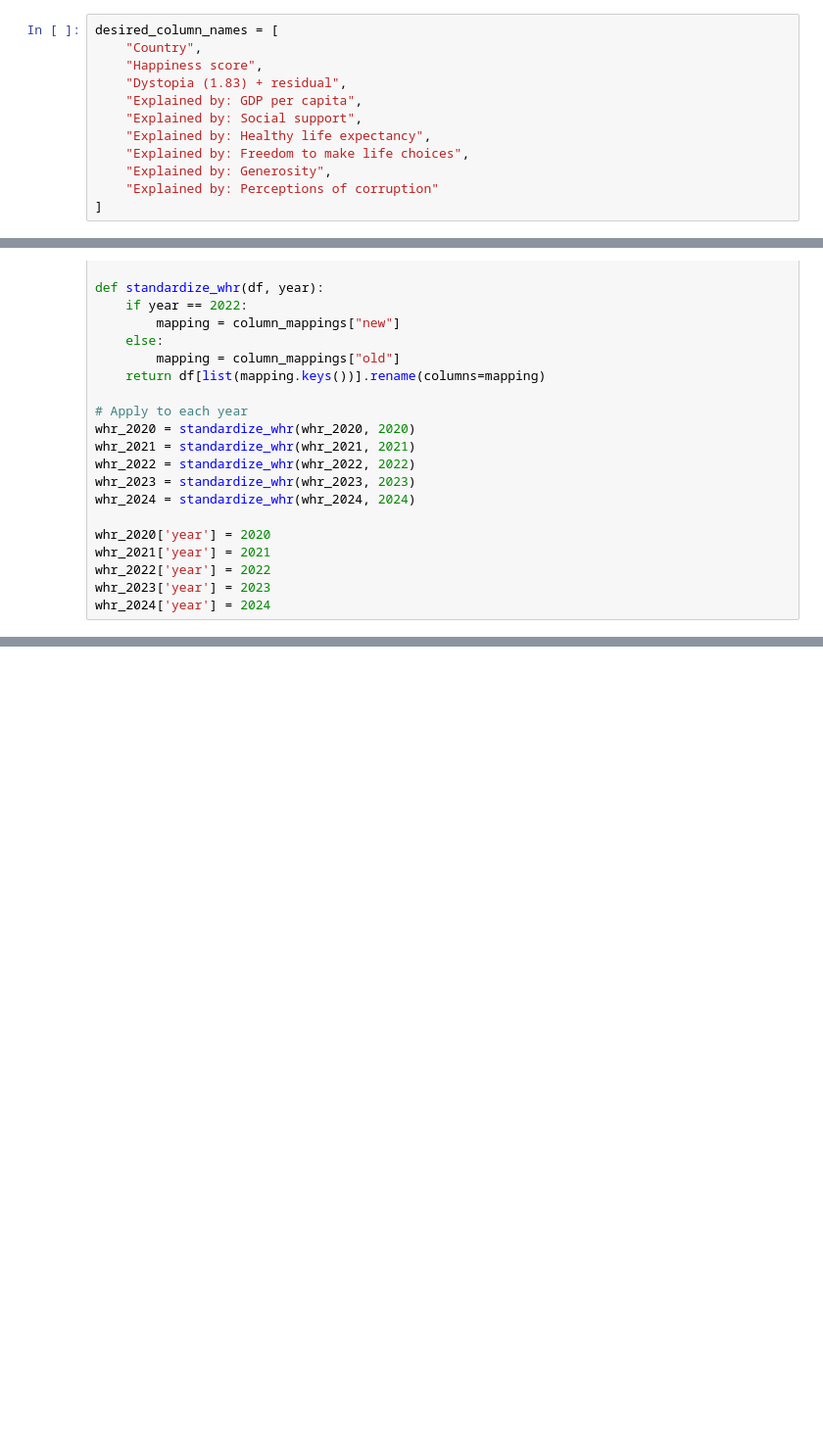
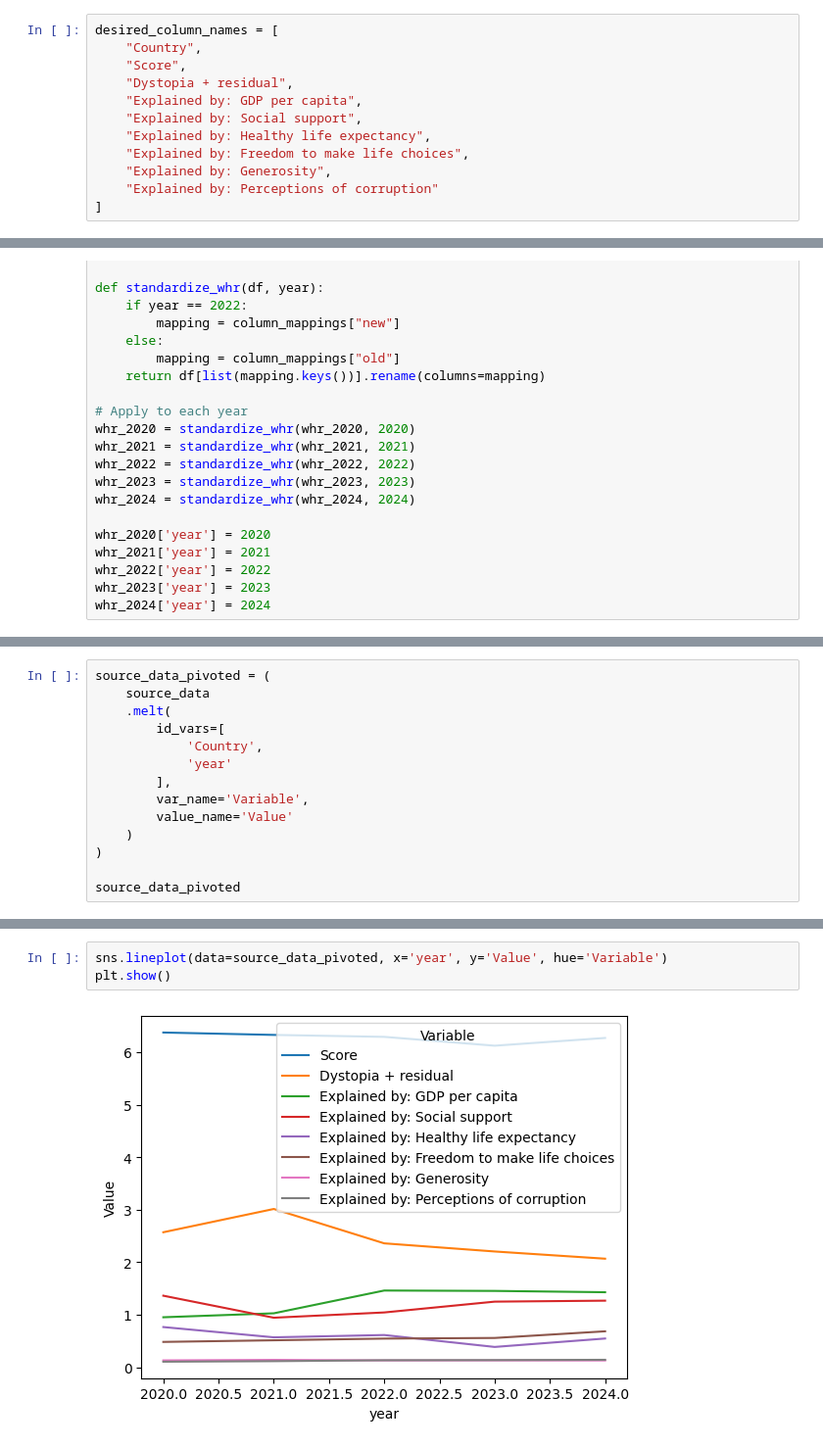
Before and after one commit to Henrique-Shiguemoto/Brazilian-World-Happiness-Report-EDA, a Jupyter notebook: WHR_Analysis.ipynb, the cells around one changed output, grey strips where cells are left out. Shown at 98% size. Drawn from its saved outputs; the diff is of its cells as text; blank space fills up the shorter version.

Commit message:
Melted dataframe and created a simple seaborn plot

```diff
--- a/WHR_Analysis.ipynb
+++ b/WHR_Analysis.ipynb
@@ -41,8 +41,8 @@ print("2024 columns: " + str(list(whr_2024.columns)))
 # %%
 desired_column_names = [
     "Country",
-    "Happiness score",
-    "Dystopia (1.83) + residual",
+    "Score",
+    "Dystopia + residual",
     "Explained by: GDP per capita",
     "Explained by: Social support",
     "Explained by: Healthy life expectancy",
@@ -131,0 +120,14 @@ print(source_data.shape)
+# %%
+source_data_pivoted = (
+    source_data
+    .melt(
+        id_vars=[
+            'Country',
+            'year'
+        ],
+        var_name='Variable',
+        value_name='Value'
+    )
+)
+
+source_data_pivoted
@@ -131,0 +152,5 @@ print(source_data.shape)
+# %%
+sns.lineplot(data=source_data_pivoted, x='year', y='Value', hue='Variable')
+plt.show()
+# %% [output]
+[figure, added]
```
Also changed, not shown: parts of 2 cells of this notebook.
